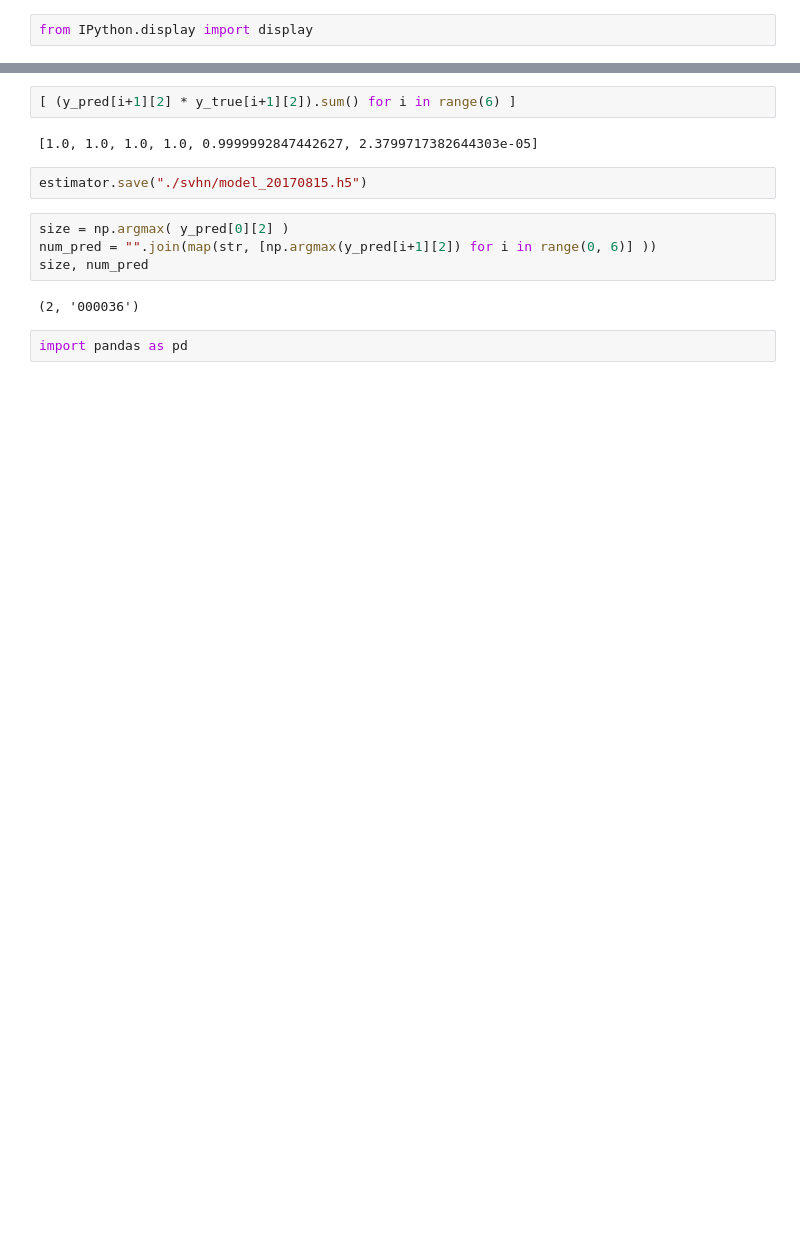
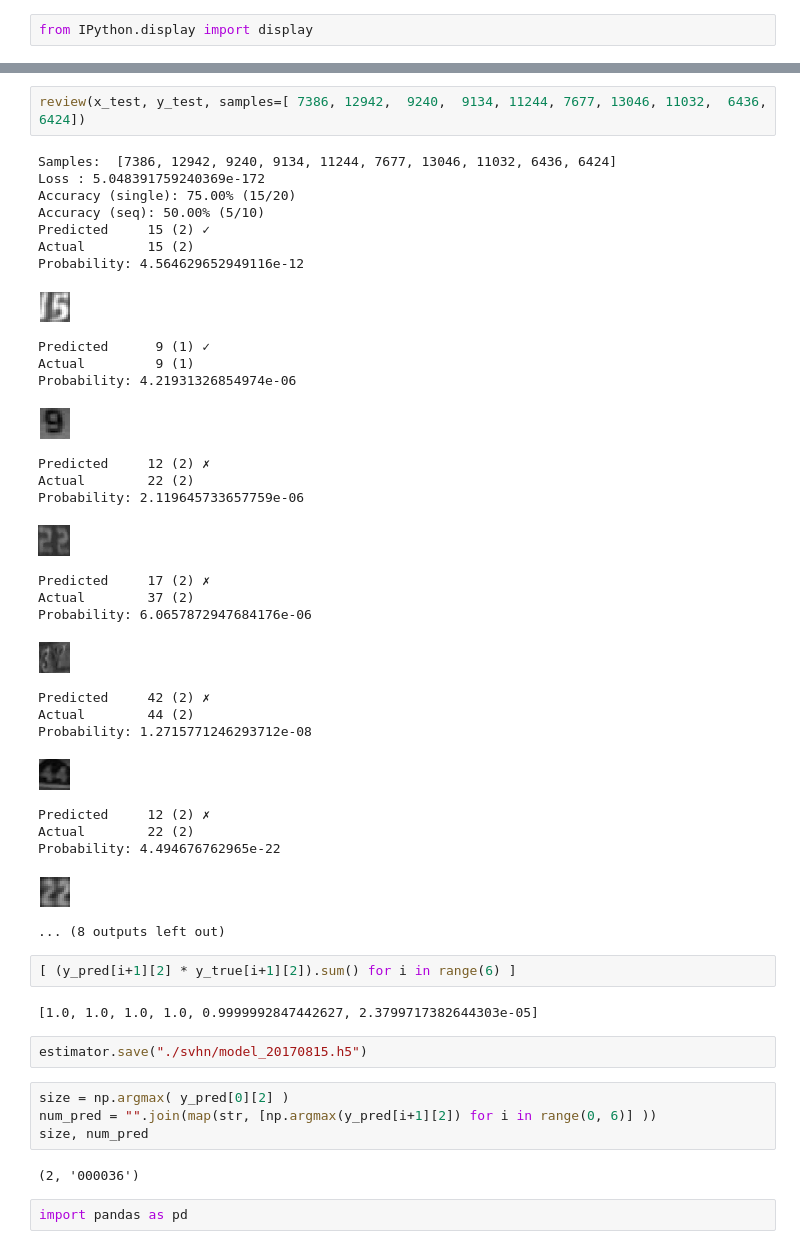
Before and after one commit to sathyz/svhn, a Jupyter notebook: svhn.ipynb, the cells around one changed output, grey strips where cells are left out. Cells and saved outputs as stored; diff of their text form; blank space fills up the shorter version.

```diff
--- a/svhn.ipynb
+++ b/svhn.ipynb
@@ -282,4 +304,36 @@ Probability: 1.1068019290660773e-45
 ... (8 outputs left out)
+# %%
+review(x_test, y_test, samples=[ 7386, 12942,  9240,  9134, 11244, 7677, 13046, 11032,  6436,  6424])
+# %% [output]
+Samples:  [7386, 12942, 9240, 9134, 11244, 7677, 13046, 11032, 6436, 6424]
+Loss : 5.048391759240369e-172
+Accuracy (single): 75.00% (15/20)
+Accuracy (seq): 50.00% (5/10)
+Predicted     15 (2) ✓
+Actual        15 (2)
+Probability: 4.564629652949116e-12
+[figure, added]
+Predicted      9 (1) ✓
+Actual         9 (1)
+Probability: 4.21931326854974e-06
+[figure, added]
+Predicted     12 (2) ✗
+Actual        22 (2)
+Probability: 2.119645733657759e-06
+[figure, added]
+Predicted     17 (2) ✗
+Actual        37 (2)
+Probability: 6.0657872947684176e-06
+[figure, added]
+Predicted     42 (2) ✗
+Actual        44 (2)
+Probability: 1.2715771246293712e-08
+[figure, added]
+Predicted     12 (2) ✗
+Actual        22 (2)
+Probability: 4.494676762965e-22
+[figure, added]
+... (8 outputs left out)
 # %%
 [ (y_pred[i+1][2] * y_true[i+1][2]).sum() for i in range(6) ]
 # %% [output]
```
Also changed, not shown: parts of 18 cells of this notebook.
